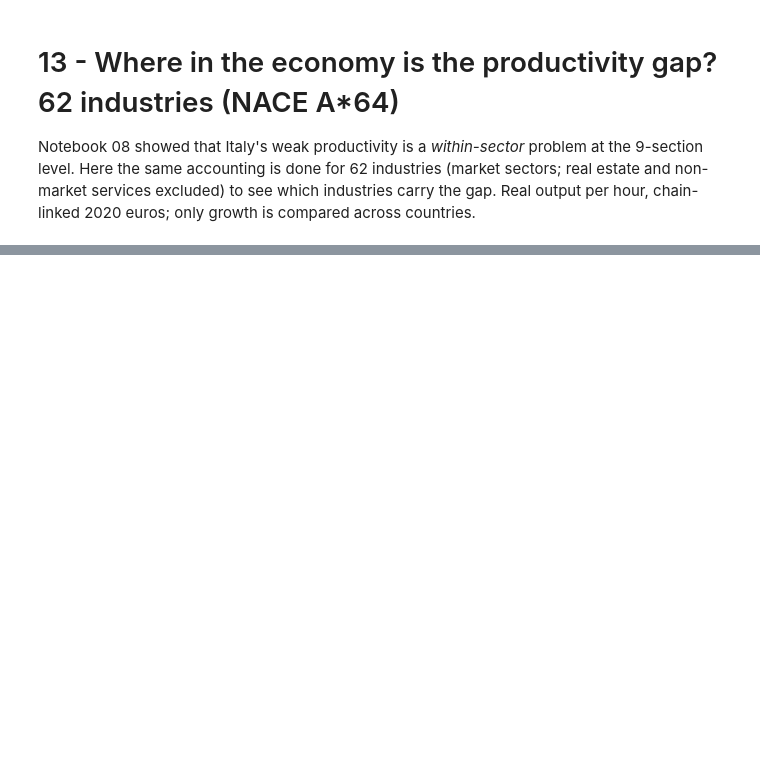
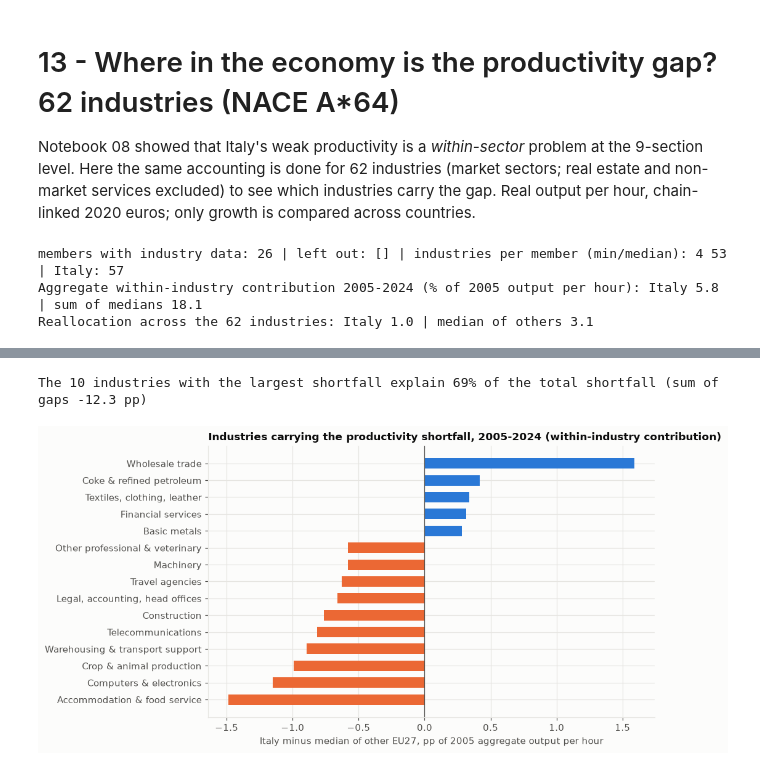
Before and after one commit to dbellavista/cifre-significative, a Jupyter notebook: notebooks/13_industry_detail.ipynb, the cells around one changed output, grey strips where cells are left out. Saved outputs shown, nothing was run; the diff lists cells and outputs as text; code cells hidden in the pictures; blank space fills up the shorter version.

```diff
--- a/notebooks/13_industry_detail.ipynb
+++ b/notebooks/13_industry_detail.ipynb
@@ -14,7 +14,7 @@ panel = load_panel()
 # 13 - Where in the economy is the productivity gap? 62 industries (NACE A*64)
 Notebook 08 showed that Italy's weak productivity is a *within-sector* problem at the 9-section level. Here the same accounting is done for 62 industries (market sectors; real estate and non-market services excluded) to see which industries carry the gap. Real output per hour, chain-linked 2020 euros; only growth is compared across countries.
 # %%
-s64 = load_sectors64(); A, B = 2005, 2019
+s64 = load_sectors64(); A, B = 2005, 2024  # 2025 is not usable at A*64 detail yet (Eurostat release of 21 Oct 2026: Italy has 15 of 57 industries); an industry enters a country's table only with output and hours in both years
 pv = s64.pivot_table(index="iso3", columns=["nace_r2", "year"], values="prod"); hv = s64.pivot_table(index="iso3", columns=["nace_r2", "year"], values="hours_ths")
 inds = sorted({n for n, _ in pv.columns})
 def contributions(iso):
@@ -27,15 +27,20 @@ def contributions(iso):
     s0, s1 = d.h0 / d.h0.sum(), d.h1 / d.h1.sum(); base = (s0 * d.p0).sum()
     return pd.DataFrame({"hours_share_2005": s0 * 100, "growth_pa": np.log(d.p1 / d.p0) / (B - A) * 100, "within": s0 * (d.p1 - d.p0) / base * 100, "realloc": (s1 - s0) * d.p0 / base * 100})
 eu = [c for c in EU27_ISO3 if c in pv.index and c != ITALY]
-ci = contributions(ITALY); cm = {c: contributions(c) for c in eu}
+ci = contributions(ITALY); cm = {c: contributions(c) for c in eu}; cm = {c: v for c, v in cm.items() if len(v)}  # a member without any industry in both years (Bulgaria, Latvia in 2025) must not count as a zero
+print('members with industry data:', len(cm), '| left out:', sorted(set(eu) - set(cm)), '| industries per member (min/median):', min(len(v) for v in cm.values()), int(np.median([len(v) for v in cm.values()])), '| Italy:', len(ci))
 med_within = pd.DataFrame({c: v["within"] for c, v in cm.items()}).median(axis=1); med_growth = pd.DataFrame({c: v["growth_pa"] for c, v in cm.items()}).median(axis=1)
 tab = ci.join(med_within.rename("within_median_others")).join(med_growth.rename("growth_median_others"))
 tab["gap_within"] = tab.within - tab.within_median_others
-print(f"Aggregate within-industry contribution 2005-2019 (% of 2005 output per hour): Italy {ci.within.sum():.1f} | sum of medians {med_within.sum():.1f}")
+print(f"Aggregate within-industry contribution 2005-2024 (% of 2005 output per hour): Italy {ci.within.sum():.1f} | sum of medians {med_within.sum():.1f}")
 print("Reallocation across the 62 industries: Italy %.1f | median of others %.1f" % (ci.realloc.sum(), pd.Series({c: v.realloc.sum() for c, v in cm.items()}).median()))
 worst = tab.sort_values("gap_within").head(10); best = tab.sort_values("gap_within").tail(5)
 display(worst.round(2)); print("The 10 industries with the largest shortfall explain %.0f%% of the total shortfall (sum of gaps %.1f pp)" % (worst.gap_within.sum() / tab.gap_within.sum() * 100, tab.gap_within.sum()))
 plot = pd.concat([worst, best]).sort_values("gap_within")
 fig, ax = plt.subplots(figsize=(8.5, 5.2)); ax.barh(range(len(plot)), plot.gap_within, color=[ITALY_C if v >= 0 else EU_C for v in plot.gap_within], height=0.62)
 ax.set_yticks(range(len(plot)), [A64_LABELS.get(n, n) for n in plot.index]); ax.axvline(0, color=INK2, lw=0.8); ax.set_xlabel("Italy minus median of other EU27, pp of 2005 aggregate output per hour")
-ax.set_title("Industries carrying the productivity shortfall, 2005-2019 (within-industry contribution)"); save(fig, "13_industry_gap")
+ax.set_title("Industries carrying the productivity shortfall, 2005-2024 (within-industry contribution)"); save(fig, "13_industry_gap")
+# %% [output]
+members with industry data: 26 | left out: [] | industries per member (min/median): 4 53 | Italy: 57
+Aggregate within-industry contribution 2005-2024 (% of 2005 output per hour): Italy 5.8 | sum of medians 18.1
+Reallocation across the 62 industries: Italy 1.0 | median of others 3.1
@@ -42,3 +59,5 @@ ax.set_title("Industries carrying the productivity shortfall, 2005-2019 (within-
+The 10 industries with the largest shortfall explain 69% of the total shortfall (sum of gaps -12.3 pp)
+[figure, added]
 # %%
 # Productivity growth vs hours weight for the biggest Italian industries
 big = tab.sort_values("hours_share_2005", ascending=False).head(12)
```
Also changed, not shown: parts of 4 cells of this notebook, 16 other files.
